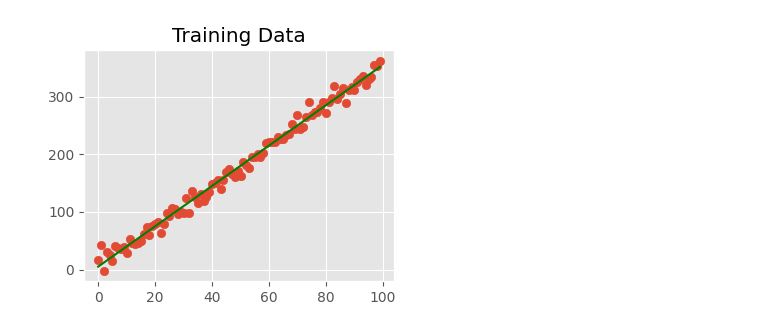
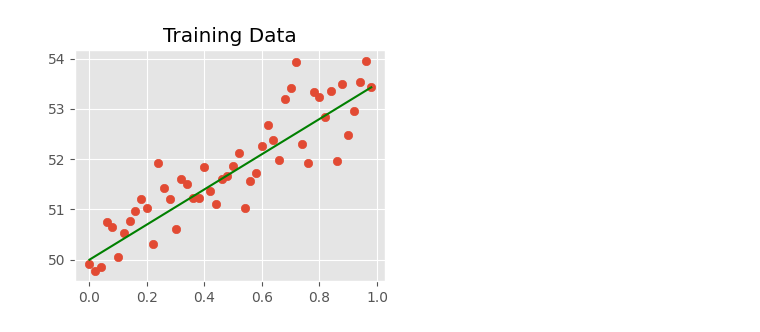
Before and after one commit to Stickman008/neural-networks-from-scratch, a Jupyter notebook: Chapter-08-Gradients_ChainRule/simple_gradient_descend.ipynb, the cells around one changed output. Cells and saved outputs as stored; diff of their text form; code cells hidden in the pictures.

```diff
--- a/Chapter-08-Gradients_ChainRule/simple_gradient_descend.ipynb
+++ b/Chapter-08-Gradients_ChainRule/simple_gradient_descend.ipynb
@@ -14,14 +14,15 @@ def plot_point_n_line(x, y, m, b, title=None):
     plt.show()
 # %%
 w_real = 3.5
-b_real = 5
+b_real = 50
 
-n_of_point = 100
-noise_amplitude = 10
-x = np.arange(n_of_point)
+n_of_point = 50
+noise_amplitude = 0.5
+# x = np.arange(n_of_point)
+x = np.arange(0, 1, 1/n_of_point)
 noise = noise_amplitude*np.random.randn(n_of_point)
 y = x*w_real+b_real + noise
 plot_point_n_line(x, y, w_real, b_real, "Training Data")
 # %% [output]
-[figure, old version]
+[figure, new version]
 # %%
```
Also changed, not shown: parts of 5 cells of this notebook, 4 other files.
